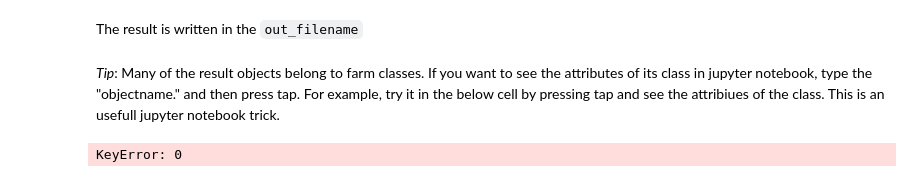
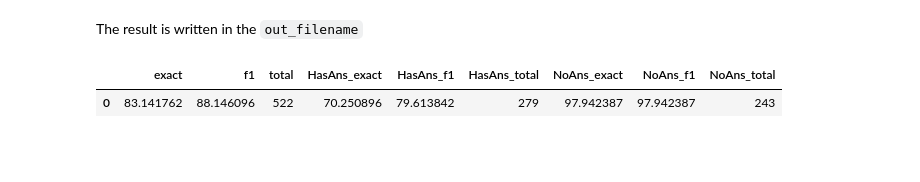
Before and after one commit to chauhankaranraj/aicoe-osc-demo, a Jupyter notebook: notebooks/demo2/train_infer_kpi_extraction.ipynb, the cells around one changed output. Saved outputs shown, nothing was run; the diff lists cells and outputs as text; code cells hidden in the pictures; blank space fills up the shorter version.

Commit message:
add eval code, clean up kpi extraction nb

```diff
--- a/notebooks/demo2/train_infer_kpi_extraction.ipynb
+++ b/notebooks/demo2/train_infer_kpi_extraction.ipynb
@@ -116,7 +140,7 @@ mlflow_config = QAMLFlowConfig("demo_train_kpi_infer") #Settings for training
 # %% [markdown]
 Parameters can be changed as follows:
 # %%
-file_config.experiment_name = "demo_train_kpi_infer"
+file_config.experiment_name = "kpi_extraction_demo"
 # %% [markdown]
 However, we advise that you manually update the parameters in the corresponding config file:
 
@@ -392,9 +391,67 @@ write_squad_predictions(
 # %% [markdown]
 The result is written in the `out_filename`
-# %% [markdown]
-_Tip_: Many of the result objects belong to farm classes. If you want to see the attributes of its class in jupyter notebook, type the "objectname." and then press tap. For example, try it in the below cell by pressing tap and see the attribiues of the class. This is an usefull jupyter notebook trick.
-# %%
-# Put the cursor after dot and press Tab.
-result[0]
-# %% [output]
-KeyError: 0
+# %%
+# evaluate the model usong the squad evaluation tool provided by farm
+# settings for squad evaluation
+eval_params = {
+    "data_file": file_config.dev_filename,
+    "pred_file": file_config.dev_predictions_filename,
+    "out_file": file_config.model_performance_metrics_filename,
+    "na_prob_thresh": 1,
+    "na_prob_file": False,
+}
+# %%
+with open(eval_params['data_file']) as f:
+    dataset_json = json.load(f)
+    dataset = dataset_json['data']
+
+with open(eval_params['pred_file']) as f:
+    preds = json.load(f)
+
+# NOTE: in predictions, the keys are strings but need to be converted to ints
+# if we want to use squad evaluation file provided by farm
+preds = {int(k): v for k, v in preds.items()}
+
+if eval_params['na_prob_file']:
+    with open(eval_params['na_prob_file']) as f:
+        na_probs = json.load(f)
+else:
+    na_probs = {k: 0.0 for k in preds}
+
+# maps qid to True/False
+qid_to_has_ans = squad_evaluation.make_qid_to_has_ans(dataset)
+has_ans_qids = [k for k, v in qid_to_has_ans.items() if v]
+no_ans_qids = [k for k, v in qid_to_has_ans.items() if not v]
+
+# get raw scores
+exact_raw, f1_raw = squad_evaluation.get_raw_scores_extended(dataset, preds)
+
+# apply thresholds
+exact_thresh = squad_evaluation.apply_no_ans_threshold(
+    exact_raw,
+    na_probs,
+    qid_to_has_ans,
+    eval_params['na_prob_thresh'],
+)
+f1_thresh = squad_evaluation.apply_no_ans_threshold(
+    f1_raw,
+    na_probs,
+    qid_to_has_ans,
+    eval_params['na_prob_thresh'],
+)
+
+# create results dict
+results_squad = squad_evaluation.make_eval_dict(exact_thresh, f1_thresh)
+if has_ans_qids:
+    has_ans_eval = squad_evaluation.make_eval_dict(exact_thresh, f1_thresh, qid_list=has_ans_qids)
+    squad_evaluation.merge_eval(results_squad, has_ans_eval, 'HasAns')
+if no_ans_qids:
+    no_ans_eval = squad_evaluation.make_eval_dict(exact_thresh, f1_thresh, qid_list=no_ans_qids)
+    squad_evaluation.merge_eval(results_squad, no_ans_eval, 'NoAns')
+
+# covert to df
+scores_df = pd.DataFrame(results_squad, index=[0])
+scores_df
+# %% [output]
+|  | exact | f1 | total | HasAns_exact | HasAns_f1 | HasAns_total | NoAns_exact | NoAns_f1 | NoAns_total |
+| 0 | 83.141762 | 88.146096 | 522 | 70.250896 | 79.613842 | 279 | 97.942387 | 97.942387 | 243 |
```
Also changed, not shown: parts of 50 cells of this notebook.
